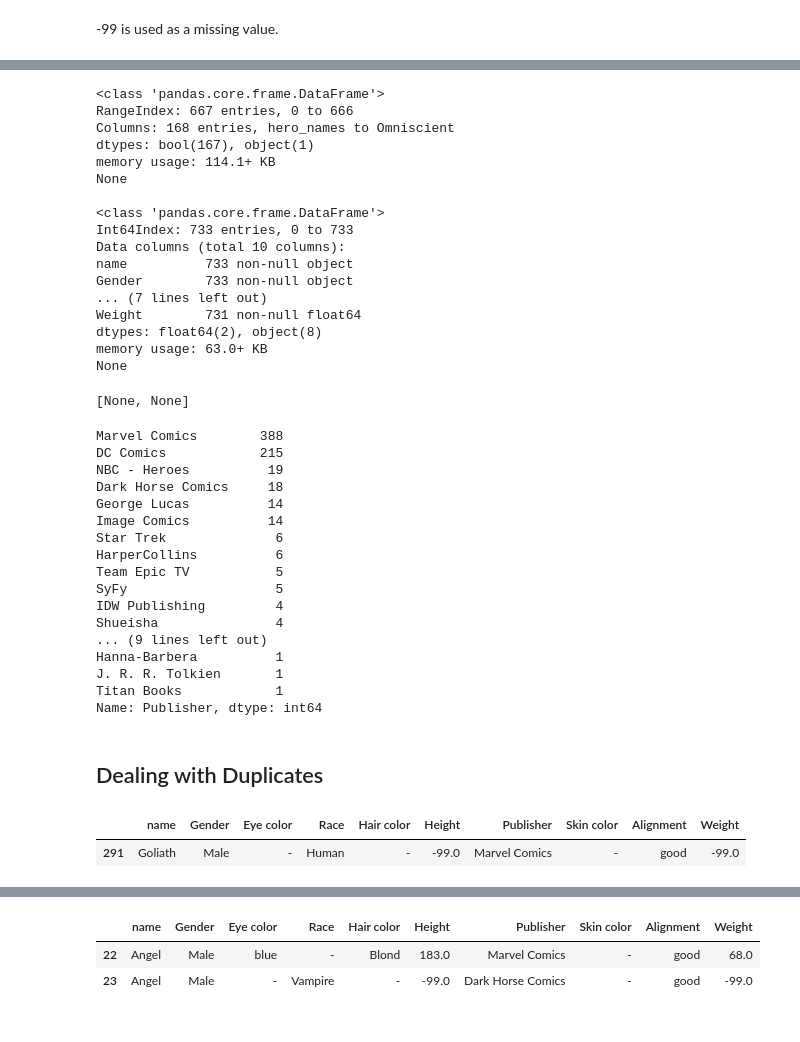
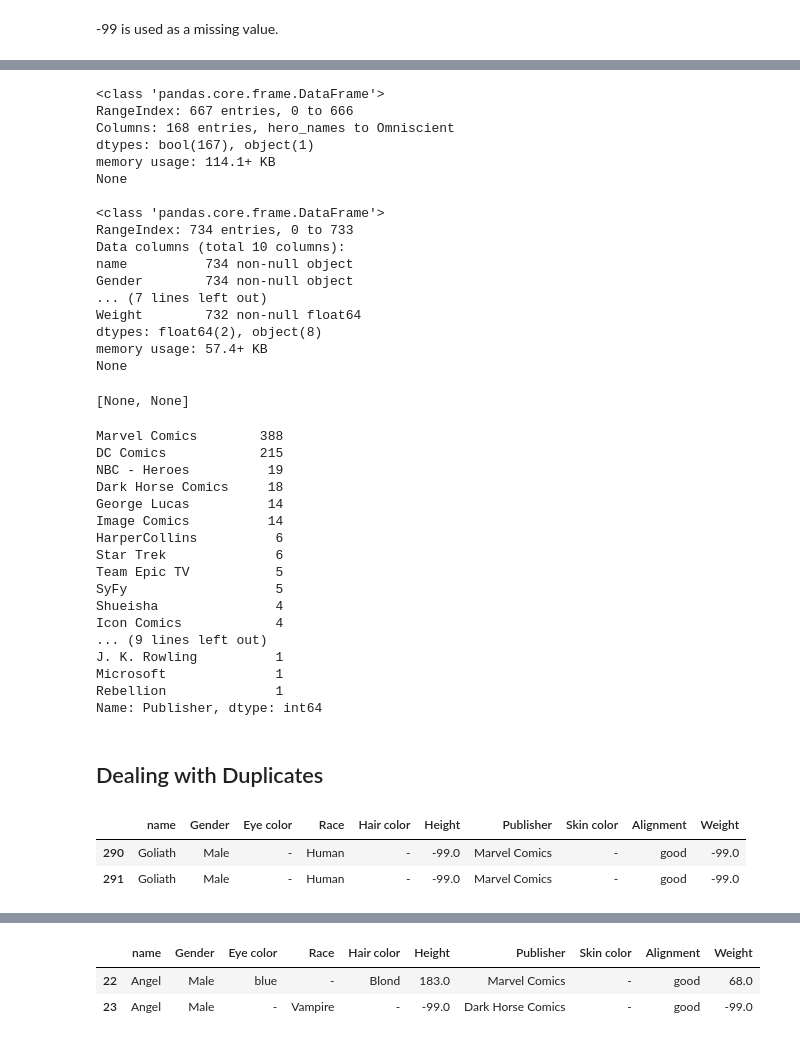
Before and after one commit to climatebrad/dsc-data-cleaning-project-dc-ds-100719, a Jupyter notebook: index-brad.ipynb, the cells around one changed output, grey strips where cells are left out. Cells and saved outputs as stored; diff of their text form; code cells hidden in the pictures.

```diff
--- a/index-brad.ipynb
+++ b/index-brad.ipynb
@@ -61,7 +61,11 @@ It looks as if the heroes information dataset contained an index column.  We did
 
 Our DataFrame provided row indices by default, so this column is not needed.  Drop it from the DataFrame in place in the cell below, and then display the head of `heroes_df` to ensure that it worked properly.
 # %%
-heroes_df = heroes_df.iloc[:,range(1,len(heroes_df.columns))]
+# version using iloc
+# heroes_df = heroes_df.iloc[:,range(1,len(heroes_df.columns))]
+
+if 'Unnamed: 0' in heroes_df: heroes_df = heroes_df.drop(columns=['Unnamed: 0'])
+
 heroes_df.head()
 # %% [output]
 |  | name | Gender | Eye color | Race | Hair color | Height | Publisher | Skin color | Alignment | Weight |
@@ -117,14 +121,14 @@ memory usage: 114.1+ KB
 None
 
 <class 'pandas.core.frame.DataFrame'>
-Int64Index: 733 entries, 0 to 733
+RangeIndex: 734 entries, 0 to 733
 Data columns (total 10 columns):
-name          733 non-null object
-Gender        733 non-null object
+name          734 non-null object
+Gender        734 non-null object
 ... (7 lines left out)
-Weight        731 non-null float64
+Weight        732 non-null float64
 dtypes: float64(2), object(8)
-memory usage: 63.0+ KB
+memory usage: 57.4+ KB
 None
 [None, None]
 # %%
@@ -136,23 +140,24 @@ NBC - Heroes          19
 Dark Horse Comics     18
 George Lucas          14
 Image Comics          14
+HarperCollins          6
 Star Trek              6
-HarperCollins          6
 Team Epic TV           5
 SyFy                   5
-IDW Publishing         4
 Shueisha               4
+Icon Comics            4
 ... (9 lines left out)
-Hanna-Barbera          1
-J. R. R. Tolkien       1
-Titan Books            1
+J. K. Rowling          1
+Microsoft              1
+Rebellion              1
 Name: Publisher, dtype: int64
 # %% [markdown]
 ## Dealing with Duplicates
 # %%
-heroes_df[heroes_df.duplicated()].head()
+heroes_df[heroes_df.duplicated(keep=False)].head()
 # %% [output]
 |  | name | Gender | Eye color | Race | Hair color | Height | Publisher | Skin color | Alignment | Weight |
+| 290 | Goliath | Male | - | Human | - | -99.0 | Marvel Comics | - | good | -99.0 |
 | 291 | Goliath | Male | - | Human | - | -99.0 | Marvel Comics | - | good | -99.0 |
 # %%
 heroes_df = heroes_df.drop_duplicates()
```
Also changed, not shown: parts of 15 cells of this notebook.
